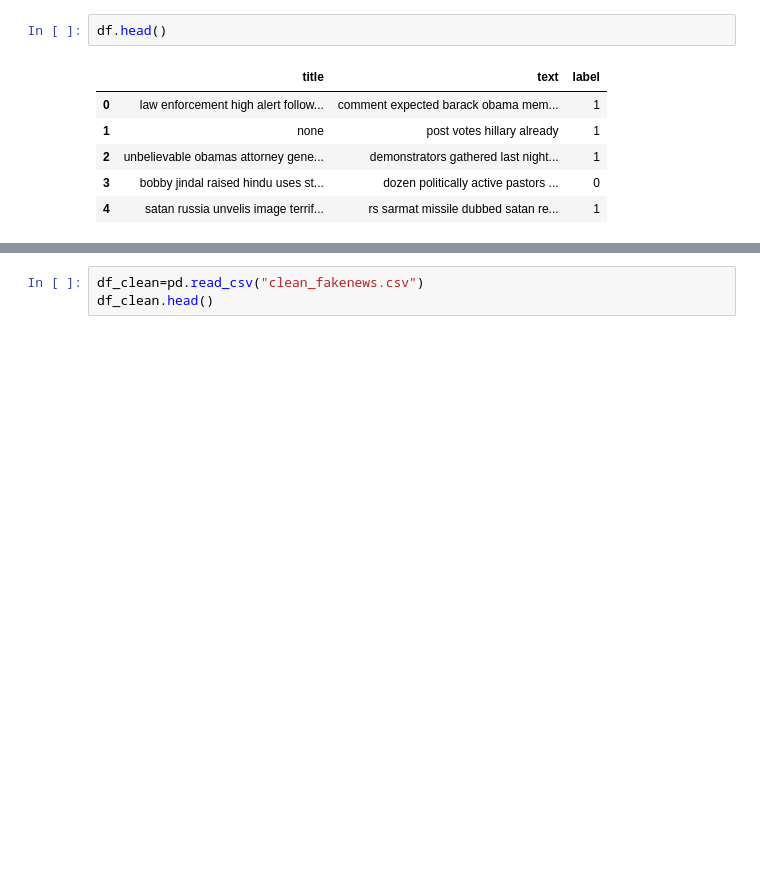
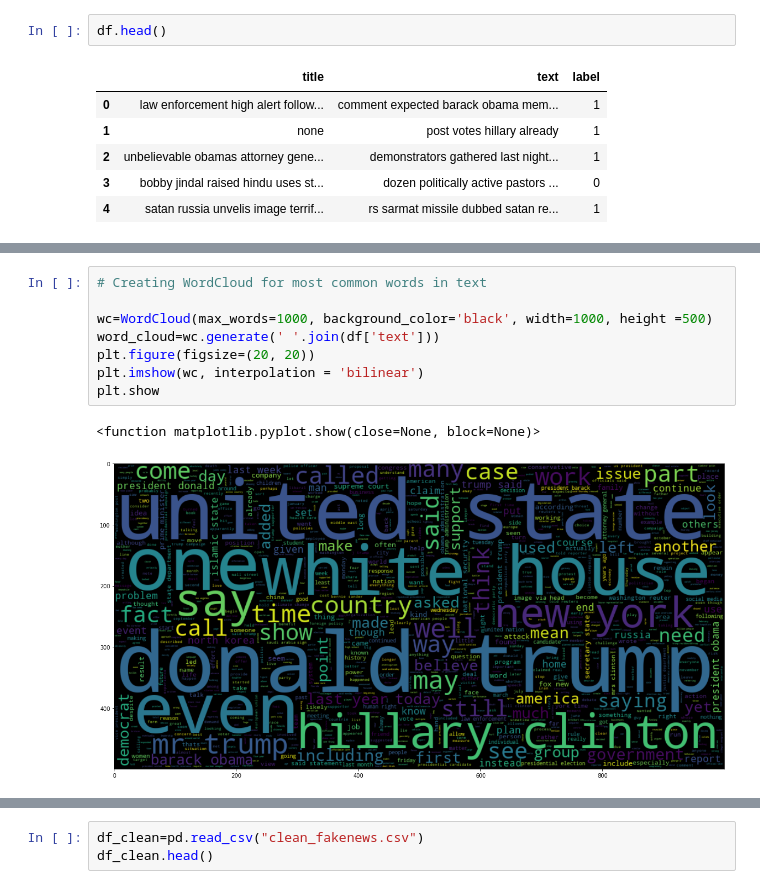
Before and after one commit to ssayhan/Fake_News, a Jupyter notebook: Fake_News_Cleaning.ipynb, the cells around one changed output, grey strips where cells are left out. Drawn from its saved outputs; the diff is of its cells as text; blank space fills up the shorter version.

```diff
--- a/Fake_News_Cleaning.ipynb
+++ b/Fake_News_Cleaning.ipynb
@@ -228,0 +301,11 @@ dtype: int64
+# %%
+# Creating WordCloud for most common words in text
+
+wc=WordCloud(max_words=1000, background_color='black', width=1000, height =500)
+word_cloud=wc.generate(' '.join(df['text']))
+plt.figure(figsize=(20, 20))
+plt.imshow(wc, interpolation = 'bilinear')
+plt.show
+# %% [output]
+<function matplotlib.pyplot.show(close=None, block=None)>
+[figure, added]
```
Also changed, not shown: parts of 35 cells of this notebook.
